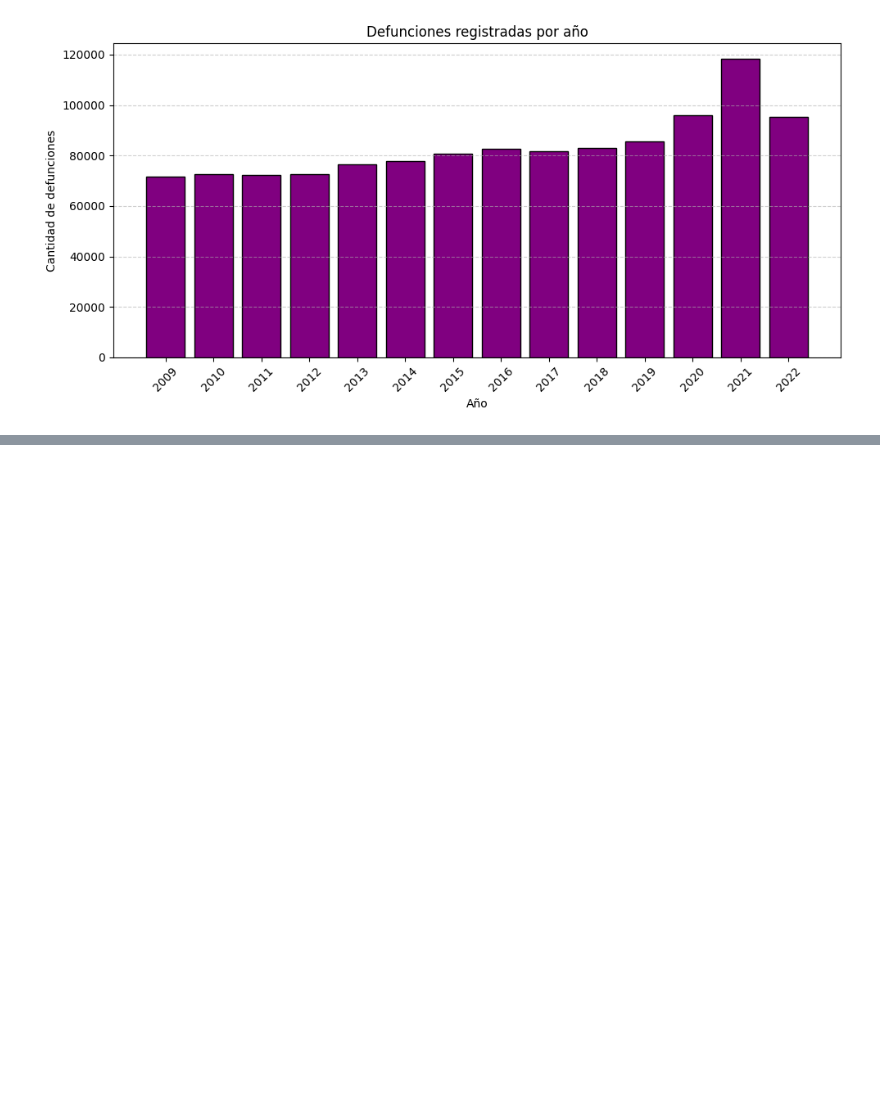
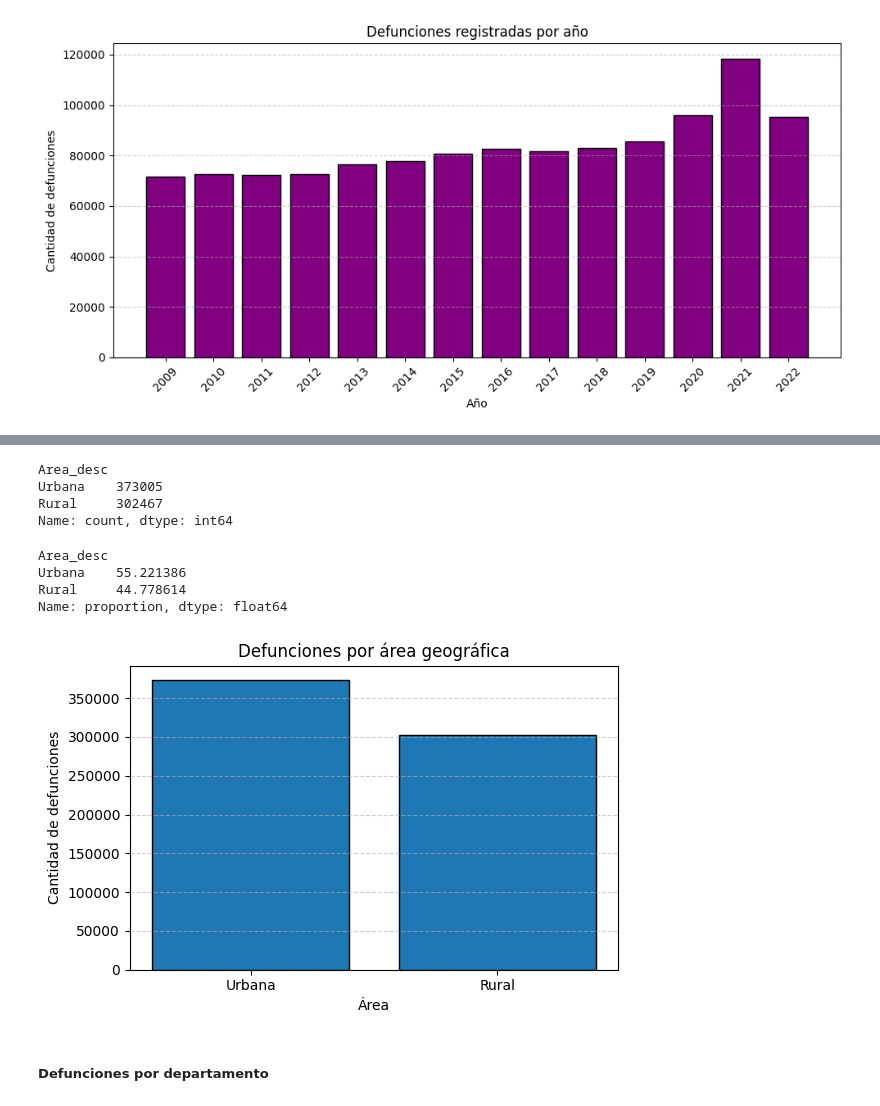
Before and after one commit to agabrielMej/Proyecto-MD-Grupo-2, a Jupyter notebook: notebooks/01_exploracion.ipynb, the cells around one changed output, grey strips where cells are left out. Cells and saved outputs as stored; diff of their text form; code cells hidden in the pictures; blank space fills up the shorter version.

```diff
--- a/notebooks/01_exploracion.ipynb
+++ b/notebooks/01_exploracion.ipynb
@@ -172,0 +255,40 @@ plt.show()
+# %%
+mapa_area = {
+    1: "Urbana",
+    2: "Rural"
+}
+
+data_all["Area_desc"] = data_all["Areag"].map(mapa_area)
+# %%
+data_all["Area_desc"].value_counts()
+# %% [output]
+Area_desc
+Urbana    373005
+Rural     302467
+Name: count, dtype: int64
+# %%
+data_all["Area_desc"].value_counts(normalize=True) * 100
+# %% [output]
+Area_desc
+Urbana    55.221386
+Rural     44.778614
+Name: proportion, dtype: float64
+# %%
+conteo_area = data_all["Area_desc"].value_counts()
+
+plt.figure(figsize=(6,4))
+plt.bar(
+    conteo_area.index,
+    conteo_area.values,
+    edgecolor="black"
+)
+plt.xlabel("Área")
+plt.ylabel("Cantidad de defunciones")
+plt.title("Defunciones por área geográfica")
+plt.grid(axis="y", linestyle="--", alpha=0.6)
+plt.tight_layout()
+plt.show()
+# %% [output]
+[figure, added]
+# %% [markdown]
+##### Defunciones por departamento
```
Also changed, not shown: parts of 14 cells of this notebook.
